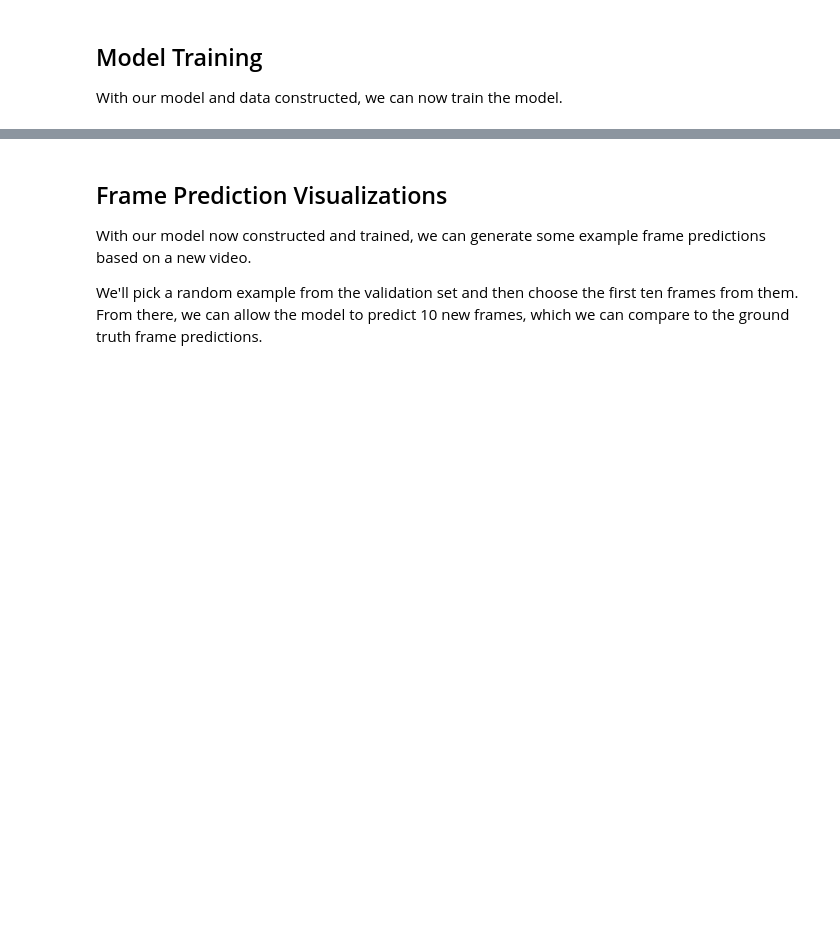
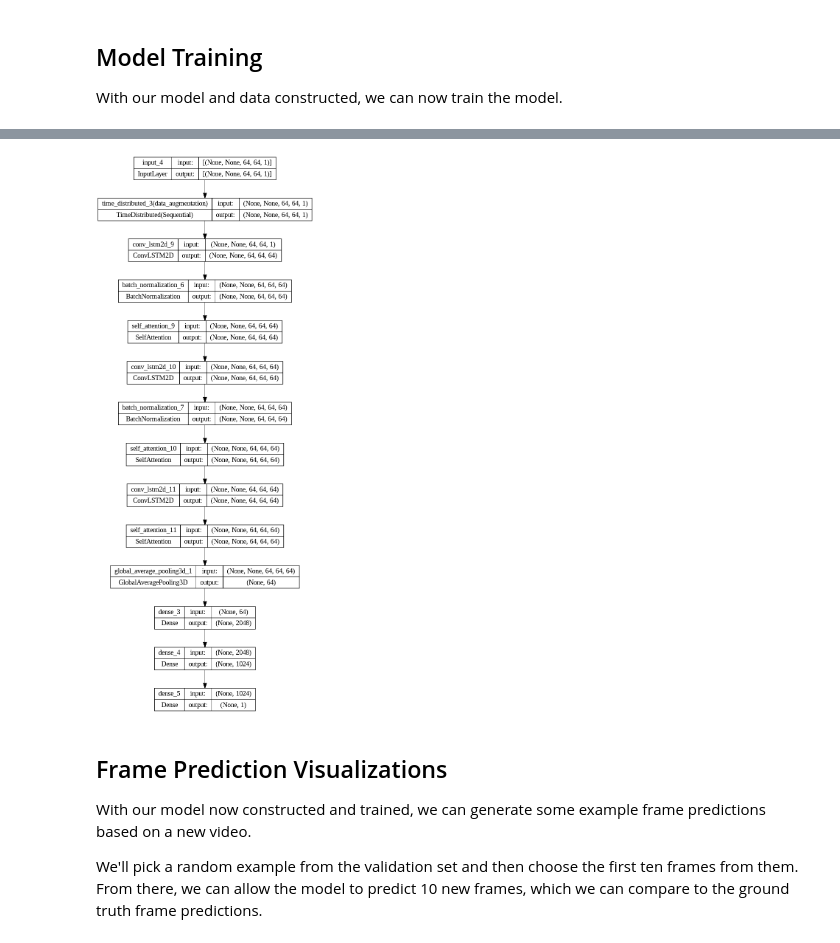
Before and after one commit to yiqiao-yin/WYNAssociates, a Jupyter notebook: docs/ref-deeplearning/ex11k - next frame prediction instruct-vapaad.ipynb, the cells around one changed output, grey strips where cells are left out. Drawn from its saved outputs; the diff is of its cells as text; code cells hidden in the pictures; blank space fills up the shorter version.

```diff
--- a/docs/ref-deeplearning/ex11k - next frame prediction instruct-vapaad.ipynb
+++ b/docs/ref-deeplearning/ex11k - next frame prediction instruct-vapaad.ipynb
@@ -254,0 +334,4 @@ tf.keras.utils.plot_model(model, show_shapes=True)
+# %%
+# Example usage:
+# Assuming x_train.shape is (900, 19, 64, 64, 1), indicating (samples, frames, height, width, channels)
+instructor = instructor_model(input_shape=(None, *x_train.shape[2:]))
@@ -434,3 +537,7 @@ with tf.device('/device:GPU:0'):
+# %%
+tf.keras.utils.plot_model(instructor, show_shapes=True)
+# %% [output]
+[figure, added]
 # %% [markdown]
 ## Frame Prediction Visualizations
 
```
Also changed, not shown: parts of 58 cells of this notebook, 7 other files.
